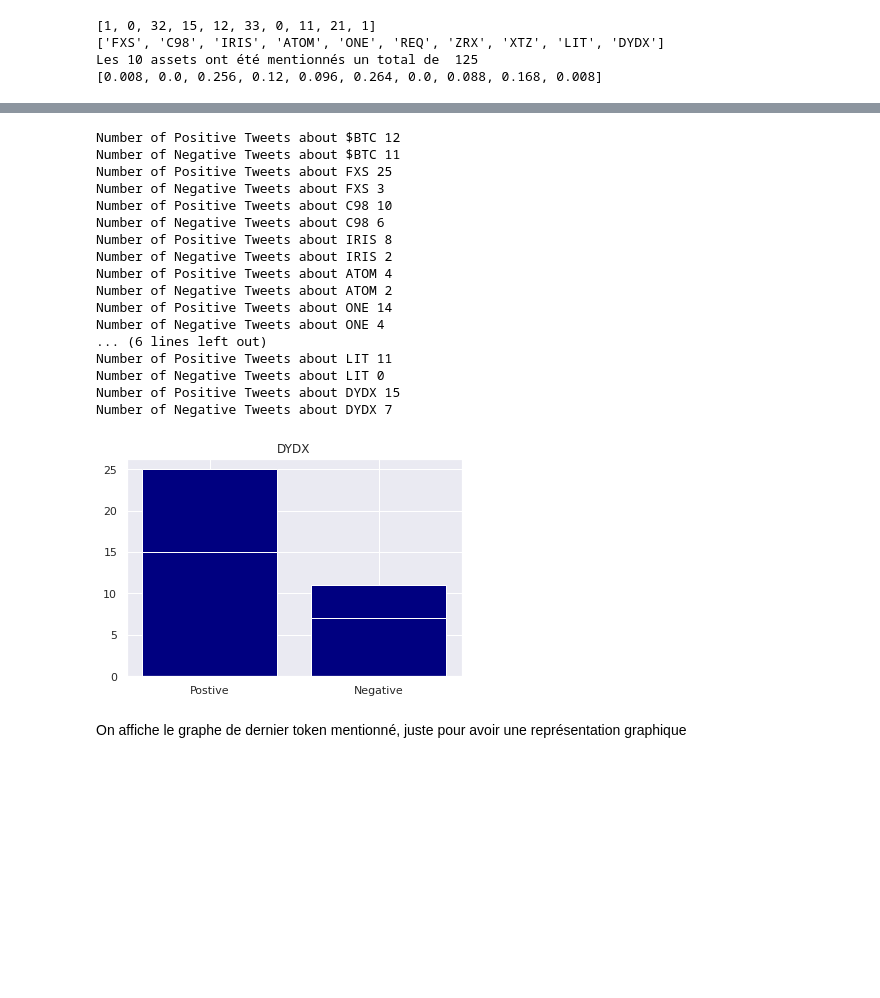
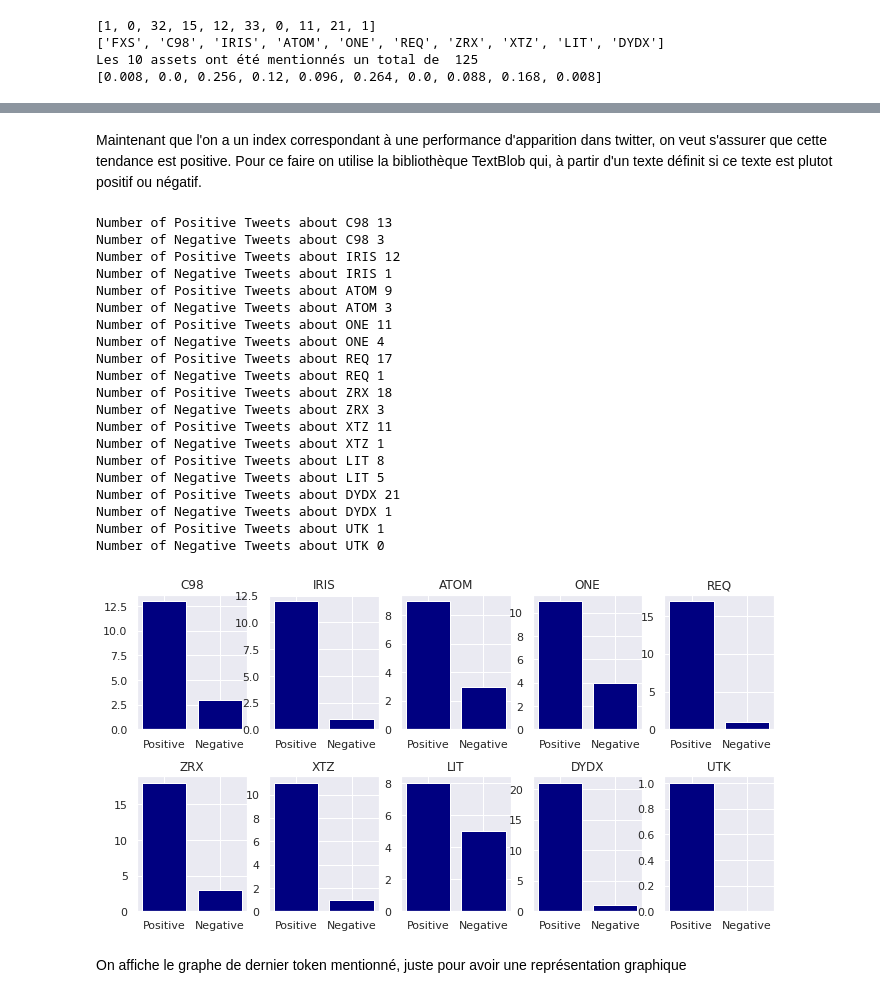
Before and after one commit to AxelBattut/Trading-Bot, a Jupyter notebook: TwitterDyor.ipynb, the cells around one changed output, grey strips where cells are left out. Drawn from its saved outputs; the diff is of its cells as text; code cells hidden in the pictures; blank space fills up the shorter version.

```diff
--- a/TwitterDyor.ipynb
+++ b/TwitterDyor.ipynb
@@ -57,10 +41,12 @@ Requirement already satisfied: six in /usr/local/lib/python3.7/dist-packages (fr
 # %%
 import tweepy
 import pandas as pd
-consumer_key = "ovAUJWFp4AkjlSHMviEPTCvnp"
-consumer_secret = "KhRaRsRBzRYhkjgbS9yCA7EMHKn1g3xLUQiNkDkR173deMGVIl"
-access_token = "1343316681695895552-jOOG8ZYWod4DBPxclsgQfXZ5oP8vTO"
-access_token_secret = "lr5l1TK3VelIlYXJVBsy9mlB9qo6yOXOMtq6MyYqQ20H1"
+
+
+consumer_key = "xxx"
+consumer_secret = "xxx"
+access_token = "xxx"
+access_token_secret = "xxx"
 
 auth = tweepy.OAuthHandler(consumer_key, consumer_secret)
 auth.set_access_token(access_token,access_token_secret)
@@ -79,5 +64,0 @@ get a containing keyword tweet
-# %%
-cursor = tweepy.Cursor(api.search, q="eth maxi", tweet_mode="extended").items(10)
-for i in cursor:
-
-  print(i.full_text)
@@ -112,10 +75,12 @@ import requests
 import json
 from textblob import TextBlob
 
-consumer_key = "ovAUJWFp4AkjlSHMviEPTCvnp"
-consumer_secret = "KhRaRsRBzRYhkjgbS9yCA7EMHKn1g3xLUQiNkDkR173deMGVIl"
-access_token = "1343316681695895552-jOOG8ZYWod4DBPxclsgQfXZ5oP8vTO"
-access_token_secret = "lr5l1TK3VelIlYXJVBsy9mlB9qo6yOXOMtq6MyYqQ20H1"
+
+#Renseignez vos keys ici
+consumer_key = "xxx"
+consumer_secret = "xxx"
+access_token = "xxx"
+access_token_secret = "xxx"
 
 auth = tweepy.OAuthHandler(consumer_key, consumer_secret)
 auth.set_access_token(access_token,access_token_secret)
@@ -274,3 +378,5 @@ fig.show()
+# %% [markdown]
+Maintenant que l'on a un index correspondant à une performance d'apparition dans twitter, on veut s'assurer que cette tendance est positive. Pour ce faire on utilise la bibliothèque TextBlob qui, à partir d'un texte définit si ce texte est plutot positif ou négatif.
 # %%
 def get_related_tweets(key_word):
     twitter_users = []
@@ -289,49 +395,62 @@ def get_related_tweets(key_word):
 
 #get_related_tweets("Dragon")
 # %%
+
 
 
 import seaborn as sns
 import matplotlib.pyplot as plt
 def get_sentiment(key_word):
     df = get_related_tweets(key_word)
     df['sentiment'] = df['tweet'].apply(lambda tweet: TextBlob(tweet).sentiment.polarity)
     df_pos = df[df['sentiment'] > 0.0]
     df_neg = df[df['sentiment'] < 0.0]
 
     print("Number of Positive Tweets about {}".format(key_word), len(df_pos))
     print("Number of Negative Tweets about {}".format(key_word), len(df_neg))
     sns.set()
-    labels = ['Postive', 'Negative']
+    labels = ['Positive', 'Negative']
     heights = [len(df_pos), len(df_neg)]
     plt.bar(labels, heights, color = 'navy')
     plt.title(key_word)
     return (len(df_pos)/(len(df_neg)+1))
 
 
-get_sentiment("$BTC")
+#get_sentiment("$BTC")
 #return (len(df_pos)/len(df_neg))
 list_index_humeur_asset = []
-for i in range(10):
+
+for i in range(1,11):
+
+  plt.subplot(2, 5, i)
+  plt.subplots_adjust(left=0.125,
+                    bottom=0.1,
+                    right=1.6,
+                    top=1.2,
+                    wspace=0.2,
+                    hspace=0.35)
   list_index_humeur_asset.append(get_sentiment(results[i]))
 # %% [output]
-Number of Positive Tweets about $BTC 12
-Number of Negative Tweets about $BTC 11
-Number of Positive Tweets about FXS 25
-Number of Negative Tweets about FXS 3
-Number of Positive Tweets about C98 10
-Number of Negative Tweets about C98 6
-Number of Positive Tweets about IRIS 8
-Number of Negative Tweets about IRIS 2
-Number of Positive Tweets about ATOM 4
-Number of Negative Tweets about ATOM 2
-Number of Positive Tweets about ONE 14
+Number of Positive Tweets about C98 13
+Number of Negative Tweets about C98 3
+Number of Positive Tweets about IRIS 12
+Number of Negative Tweets about IRIS 1
+Number of Positive Tweets about ATOM 9
+Number of Negative Tweets about ATOM 3
+Number of Positive Tweets about ONE 11
 Number of Negative Tweets about ONE 4
-... (6 lines left out)
-Number of Positive Tweets about LIT 11
-Number of Negative Tweets about LIT 0
-Number of Positive Tweets about DYDX 15
-Number of Negative Tweets about DYDX 7
+Number of Positive Tweets about REQ 17
+Number of Negative Tweets about REQ 1
+Number of Positive Tweets about ZRX 18
+Number of Negative Tweets about ZRX 3
+Number of Positive Tweets about XTZ 11
+Number of Negative Tweets about XTZ 1
+Number of Positive Tweets about LIT 8
+Number of Negative Tweets about LIT 5
+Number of Positive Tweets about DYDX 21
+Number of Negative Tweets about DYDX 1
+Number of Positive Tweets about UTK 1
+Number of Negative Tweets about UTK 0
-[figure, old version]
+[figure, new version]
 # %% [markdown]
 On affiche le graphe de dernier token mentionné, juste pour avoir une représentation graphique
```
Also changed, not shown: parts of 54 cells of this notebook.
